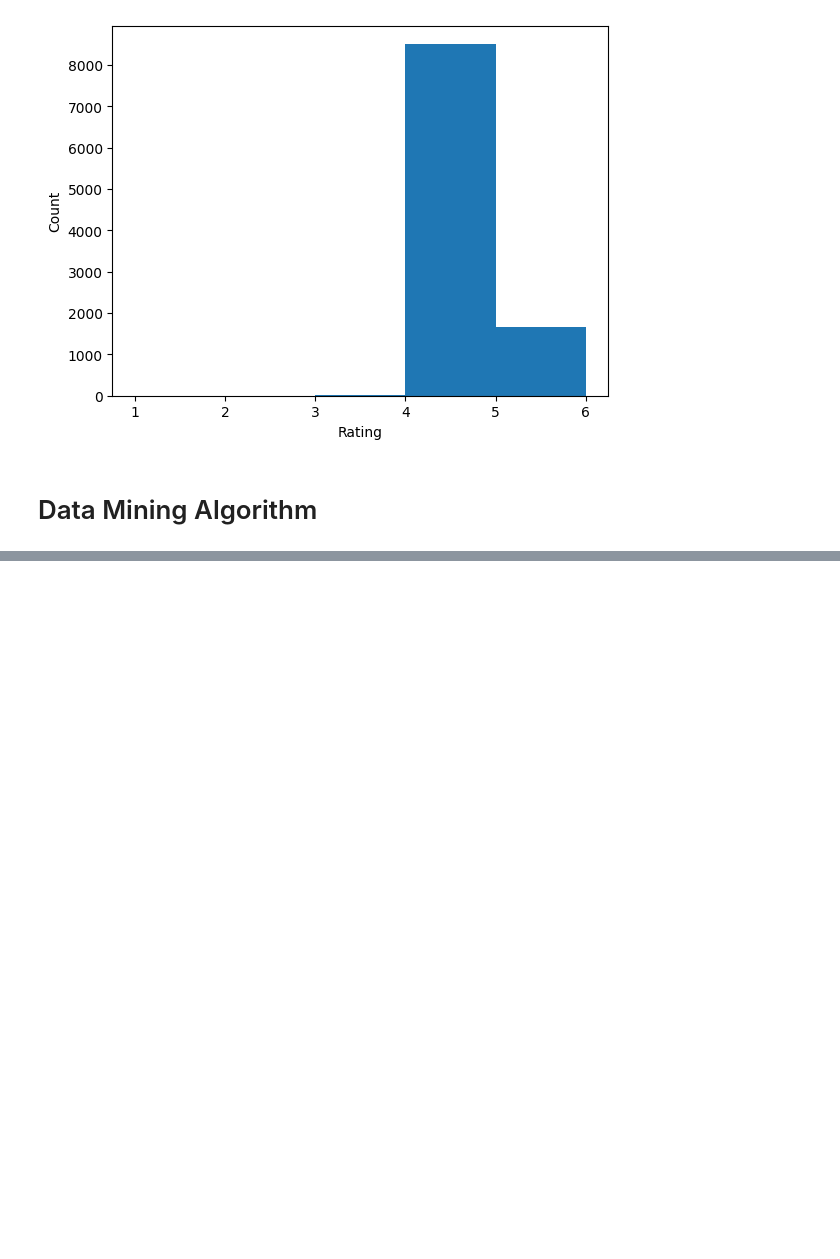
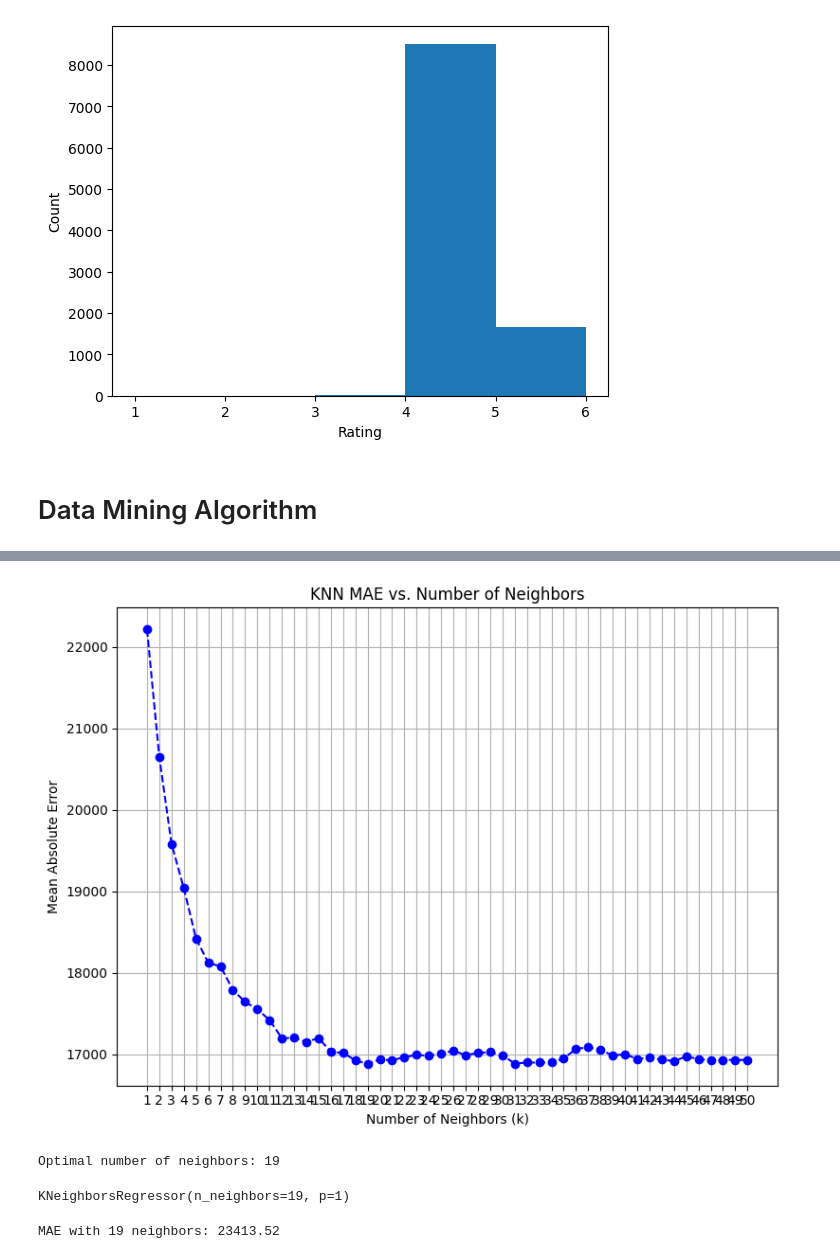
Before and after one commit to rimvelvet31/airbnb_data_mining_final_project, a Jupyter notebook: notebook.ipynb, the cells around one changed output, grey strips where cells are left out. Saved outputs shown, nothing was run; the diff lists cells and outputs as text; code cells hidden in the pictures; blank space fills up the shorter version.

```diff
--- a/notebook.ipynb
+++ b/notebook.ipynb
@@ -107,0 +150,4 @@ Text(0, 0.5, 'Count')
+# %%
+# Step 1: Prepare the data
+X = italy_properties[selected_features]
+y = italy_properties['price_local']
@@ -107,0 +159,28 @@ Text(0, 0.5, 'Count')
+# %%
+# Step 3: Find the optimal number of neighbors (n_neighbors)
+neighbors_range = range(1, 51)
+cv_scores = []
+
+for n in neighbors_range:
+    knn = KNeighborsRegressor(n_neighbors=n)
+    scores = cross_val_score(knn, X, y, cv=10, scoring='neg_mean_absolute_error')
+    cv_scores.append(-scores.mean())
+
+# Plotting the mean absolute error for each neighbor value
+plt.figure(figsize=(8, 6))
+plt.plot(neighbors_range, cv_scores, marker='o', linestyle='dashed', color='b')
+plt.xlabel('Number of Neighbors (k)')
+plt.ylabel('Mean Absolute Error')
+plt.title('KNN MAE vs. Number of Neighbors')
+plt.xticks(neighbors_range)
+plt.grid(True)
+plt.tight_layout()
+plt.show()
+# %% [output]
+[figure, added]
+# %%
+# Find the optimal number of neighbors
+optimal_k = neighbors_range[cv_scores.index(min(cv_scores))]
+print(f'Optimal number of neighbors: {optimal_k}')
+# %% [output]
+Optimal number of neighbors: 19
@@ -107,0 +190,13 @@ Text(0, 0.5, 'Count')
+# %%
+# Step 4: Train the KNN model
+knn = KNeighborsRegressor(n_neighbors=optimal_k, p=1)
+knn.fit(X_train, y_train)
+# %% [output]
+KNeighborsRegressor(n_neighbors=19, p=1)
+# %%
+# Step 5: Predict and evaluate
+y_pred = knn.predict(X_test)
+rmse = mean_absolute_error(y_test, y_pred)
+print(f'MAE with {optimal_k} neighbors: {rmse:.2f}')
+# %% [output]
+MAE with 19 neighbors: 23413.52
```
Also changed, not shown: parts of 8 cells of this notebook.
